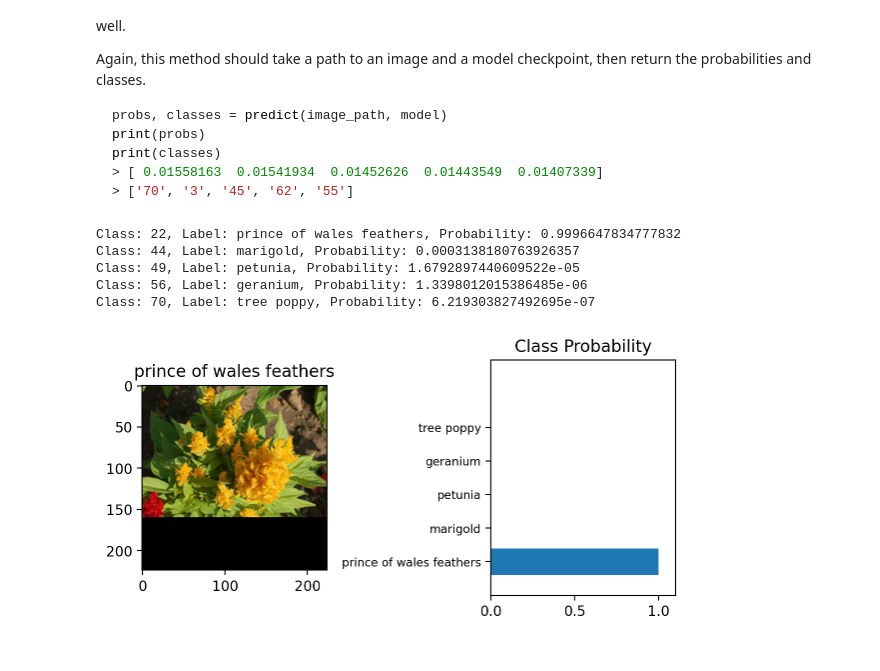
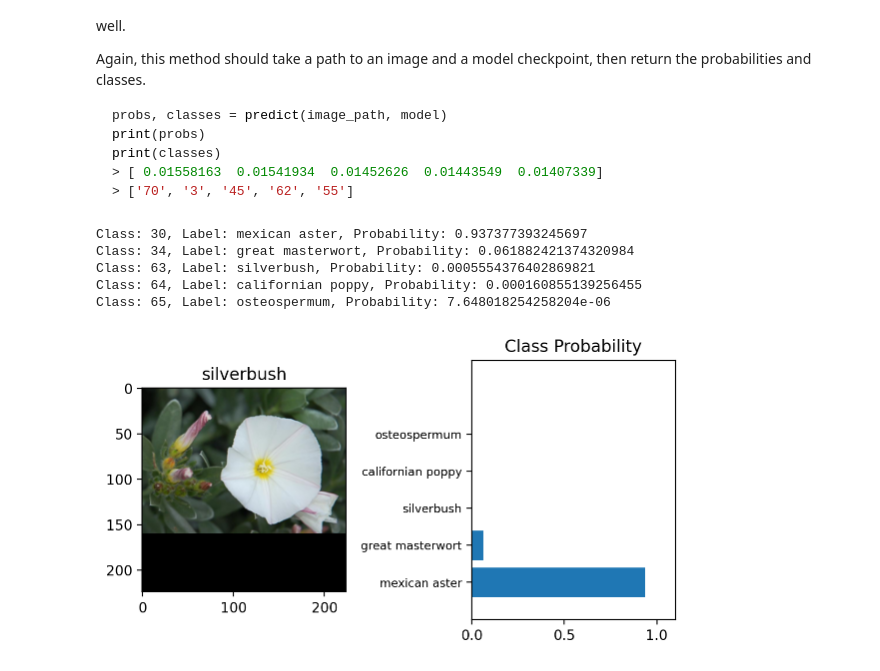
Before and after one commit to sabine59/AICourseFinalProject, a Jupyter notebook: Image Classifier Project.ipynb, the cells around one changed output. Saved outputs shown, nothing was run; the diff lists cells and outputs as text; code cells hidden in the pictures.

Commit message:
Output layer has as many outputs as flower classes exist. Flower prediction show picture of flower with its real name instead of the predicted name.

```diff
--- a/Image Classifier Project.ipynb
+++ b/Image Classifier Project.ipynb
@@ -128,7 +130,7 @@ if (network == 'vgg16'):
     #print(model)
     if (numberHL == 1):
         classifier = nn.Sequential(OrderedDict([
-                          ('fc1', nn.Linear(25088, 1000)),
+                          ('fc1', nn.Linear(25088, 102)),
                           ('relu', nn.ReLU()),
                           ('output', nn.LogSoftmax(dim=1))
                           ]))
@@ -137,7 +139,7 @@ if (network == 'vgg16'):
                           ('fc1', nn.Linear(25088, 4096)),
                           ('relu', nn.ReLU()),
                           ('drop', nn.Dropout(0.2)),
-                          ('fc2', nn.Linear(4096, 1000)),
+                          ('fc2', nn.Linear(4096, 102)),
                           ('output', nn.LogSoftmax(dim=1))
                           ]))
 
@@ -148,7 +150,7 @@ if (network == 'vgg16'):
                           ('fc2', nn.Linear(80192, 4096)),
                           ('relu', nn.ReLU()),
                           ('drop', nn.Dropout(0.2)),
-                          ('fc3', nn.Linear(4096, 1000)),
+                          ('fc3', nn.Linear(4096, 102)),
                           ('output', nn.LogSoftmax(dim=1))
                           ]))
 
@@ -163,7 +165,7 @@ elif (network == 'resnet50'):
     #print(model)
     if (numberHL == 1):
         classifier = nn.Sequential(OrderedDict([
-                          ('fc1', nn.Linear(2048, 1000)),
+                          ('fc1', nn.Linear(2048, 102)),
                           ('relu', nn.ReLU()),
                           ('drop', nn.Dropout(0.2)),
                           ('output', nn.LogSoftmax(dim=1))
@@ -173,7 +175,7 @@ elif (network == 'resnet50'):
                           ('fc1', nn.Linear(2048, 1536)),
                           ('relu', nn.ReLU()),
                           ('drop', nn.Dropout(0.2)),
-                          ('fc2', nn.Linear(1536, 1000)),
+                          ('fc2', nn.Linear(1536, 102)),
                           ('output', nn.LogSoftmax(dim=1))
                           ]))
 
@@ -185,7 +187,7 @@ elif (network == 'resnet50'):
                           ('fc2', nn.Linear(1792, 1536)),
                           ('relu', nn.ReLU()),
                           ('drop', nn.Dropout(0.2)),
-                          ('fc3', nn.Linear(1536, 1000)),
+                          ('fc3', nn.Linear(1536, 102)),
                           ('output', nn.LogSoftmax(dim=1))
                           ]))
     model.fc = classifier
@@ -441,7 +455,7 @@ print(classes)
 # %%
 
 
-def predict(image_path, model, topk=5):
+def predict(image_path, model, flower_class, topk=5):
     ''' Predict the class (or classes) of an image using a trained deep learning model.
     '''
 
@@ -462,7 +476,7 @@ def predict(image_path, model, topk=5):
 
         loss = model.forward(inputs)
         ps = torch.exp(loss)
-        ps = ps.topk(5)
+        ps = ps.topk(topk)
         # the probabilities are related to output classes
         classes = []
         indx = ps.indices.numpy()
@@ -470,7 +484,7 @@ def predict(image_path, model, topk=5):
 
 
         i = 0
-        while i < 5:
+        while i < topk:
             v = indx[0][i]
             i+=1
             classes.append(v)
@@ -479,42 +493,43 @@ def predict(image_path, model, topk=5):
         # via model.class_to_idx
         # The directory numbers are related to the flower names
         # via cat_to_name.json
         labels = []
         i = 0
         for key, value in model.class_to_idx.items():
             for cl in classes:
 
                 if cl==value:
                     i+=1
                     labels.append(cat_to_name[key])
                     print("Class: {}, Label: {}, Probability: {}". format(cl, labels[i-1], probs[0][i-1]))
 
 
         fig, (ax1, ax2) = plt.subplots(figsize=(6,6), ncols=2)
-        imshow(new_image, ax=ax1, title=labels[0])
+        imshow(new_image, ax=ax1, title=cat_to_name[flower_class])
         ax1.axis('on')
         ax2.barh(np.arange(5), probs[0])
         ax2.set_aspect(0.2)
         ax2.set_yticks(np.arange(5))
         ax2.set_ylim(-1, 6)
         ax2.set_yticklabels(labels, size='small');
         ax2.set_title('Class Probability')
         ax2.set_xlim(0, 1.1)
 
         plt.tight_layout()
 
 # pick up a picture randomly and compute the probability
-path_to_img = data_dir + '/' + 'valid' + '/' + str(np.random.randint(0,101)) + '/' + '*.jpg'
+flower_class = str(np.random.randint(0,102))
+path_to_img = data_dir + '/' + 'valid' + '/' + flower_class + '/' + '*.jpg'
 for infile in glob.glob(path_to_img):
-    predict(infile, model, topk=5)
+    predict(infile, model, flower_class, 5 )
     break
 # %% [output]
-Class: 22, Label: prince of wales feathers, Probability: 0.9996647834777832
-Class: 44, Label: marigold, Probability: 0.0003138180763926357
-Class: 49, Label: petunia, Probability: 1.6792897440609522e-05
-Class: 56, Label: geranium, Probability: 1.3398012015386485e-06
-Class: 70, Label: tree poppy, Probability: 6.219303827492695e-07
+Class: 30, Label: mexican aster, Probability: 0.937377393245697
+Class: 34, Label: great masterwort, Probability: 0.061882421374320984
+Class: 63, Label: silverbush, Probability: 0.0005554376402869821
+Class: 64, Label: californian poppy, Probability: 0.000160855139256455
+Class: 65, Label: osteospermum, Probability: 7.648018254258204e-06
-[figure, old version]
+[figure, new version]
 # %% [markdown]
 ## Sanity Checking
 
```
Also changed, not shown: parts of 3 cells of this notebook, 1 other file.
